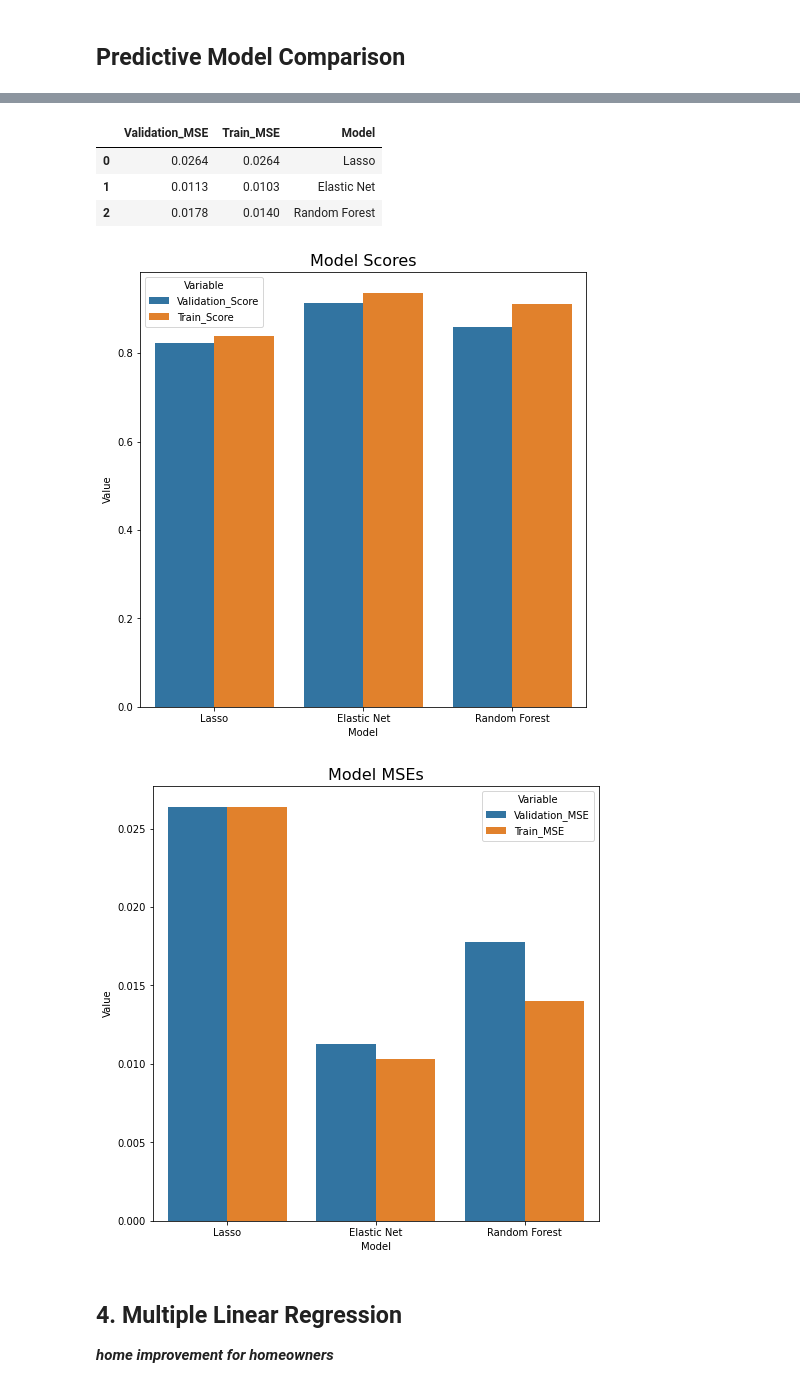
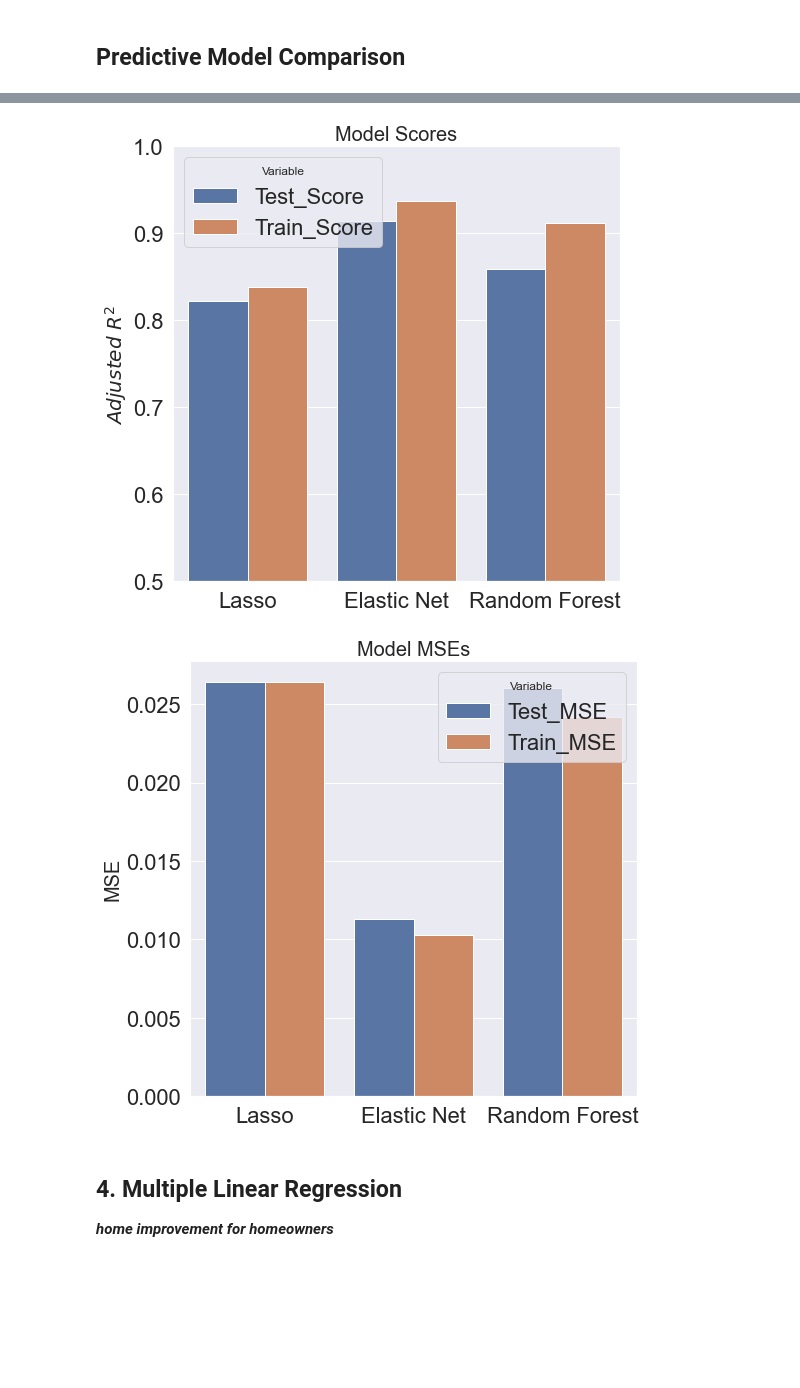
Before and after one commit to zackzbar/ml_houseprice_iowa, a Jupyter notebook: scripts/models.ipynb, the cells around one changed output, grey strips where cells are left out. Drawn from its saved outputs; the diff is of its cells as text; code cells hidden in the pictures; blank space fills up the shorter version.

```diff
--- a/scripts/models.ipynb
+++ b/scripts/models.ipynb
@@ -814,24 +846,34 @@ plt.savefig("../output/randomforest_feature_importance.png")
 # %% [markdown]
 ## Predictive Model Comparison
 # %%
-model_score = pd.DataFrame({"Validation_Score":[0.8225, 0.9139, 0.8589], "Train_Score": [0.8386, 0.9368, 0.9117],
+model_score = pd.DataFrame({"Test_Score":[0.8225, 0.9139, 0.8589], "Train_Score": [0.8386, 0.9368, 0.9117],
                "Model": ['Lasso', "Elastic Net", "Random Forest"]})
-model_mse = pd.DataFrame({"Validation_MSE": [0.0264, 0.0113, 0.0178], "Train_MSE": [0.0264, 0.0103, 0.014],
+model_mse = pd.DataFrame({"Test_MSE": [0.0264, 0.0113, 0.026], "Train_MSE": [0.0264, 0.0103, 0.0242],
              "Model": ['Lasso', "Elastic Net", "Random Forest"]})
 
 # sns.barplot(x='Model', y='Train_Score', data=model_score)
+sns.set(font_scale = 2)
 fig1,ax1 = plt.subplots(figsize=(8,8))
 tidy_score = model_score.melt(id_vars = "Model").rename(columns=str.title)
-sns.barplot(x='Model', y='Value', hue='Variable', data = tidy_score, ax=ax1)
-plt.title("Model Scores", fontsize = 16)
+g = sns.barplot(x='Model', y='Value', hue='Variable', data = tidy_score, ax=ax1)
+plt.title("Model Scores", fontsize = 20)
+plt.ylim(0.5, 1.0)
+plt.xlabel("", fontsize = 20)
+plt.ylabel(r"$Adjusted\ R^2$", fontsize = 20)
+# for index, row in tidy_score.iterrows():
+#     g.text(row.name, row.Value, row.Value, color = 'black', ha='center')
 plt.savefig("../output/model_compare_score.png")
 
+sns.set(font_scale = 2)
 fig2,ax2 = plt.subplots(figsize=(8,8))
 tidy_mse = model_mse.melt(id_vars = "Model").rename(columns=str.title)
 sns.barplot(x='Model', y='Value', hue='Variable', data = tidy_mse, ax=ax2)
-plt.title("Model MSEs", fontsize = 16)
+plt.title("Model MSEs", fontsize = 20)
+plt.xlabel("", fontsize = 16)
+plt.ylabel(r"MSE", fontsize = 20)
 plt.savefig("../output/model_compare_mse.png")
 
-display(model_score)
-display(model_mse)
+# display(model_score)
+# display(model_mse)
+# display(tidy_score)
 # %% [output]
@@ -842,9 +880,5 @@ display(model_mse)
-|  | Validation_MSE | Train_MSE | Model |
-| 0 | 0.0264 | 0.0264 | Lasso |
-| 1 | 0.0113 | 0.0103 | Elastic Net |
-| 2 | 0.0178 | 0.0140 | Random Forest |
-[figure, old version]
+[figure, new version]
-[figure, old version]
+[figure, new version]
 # %% [markdown]
 ## 4. Multiple Linear Regression
 _**home improvement for homeowners**_
```
Also changed, not shown: parts of 20 cells of this notebook, 9 other files.
